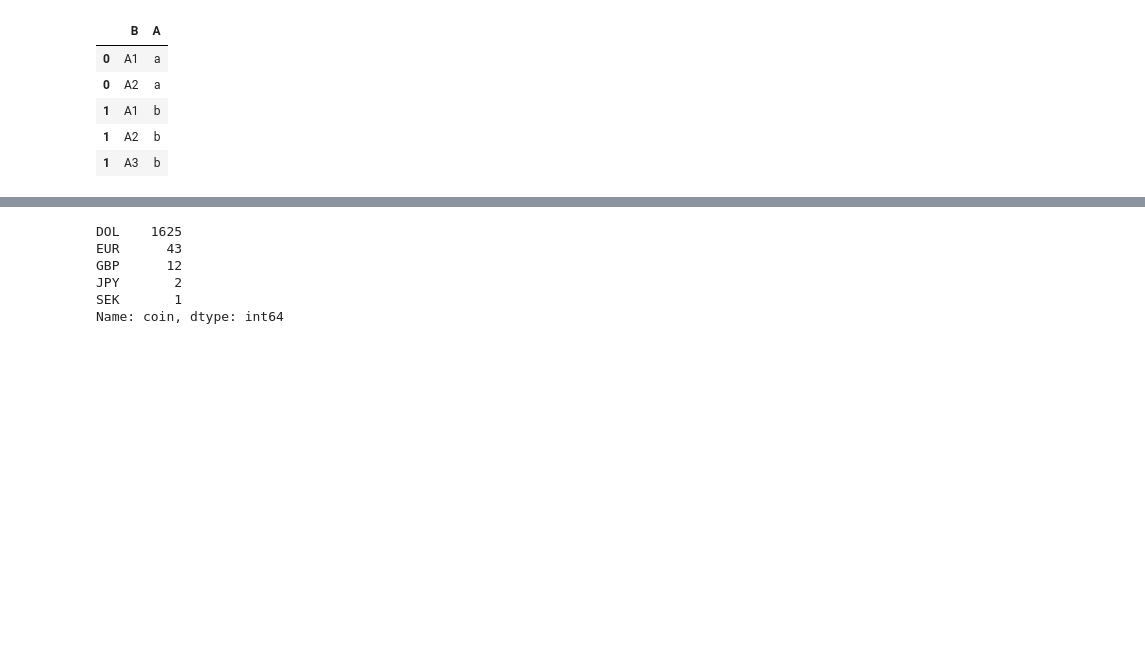
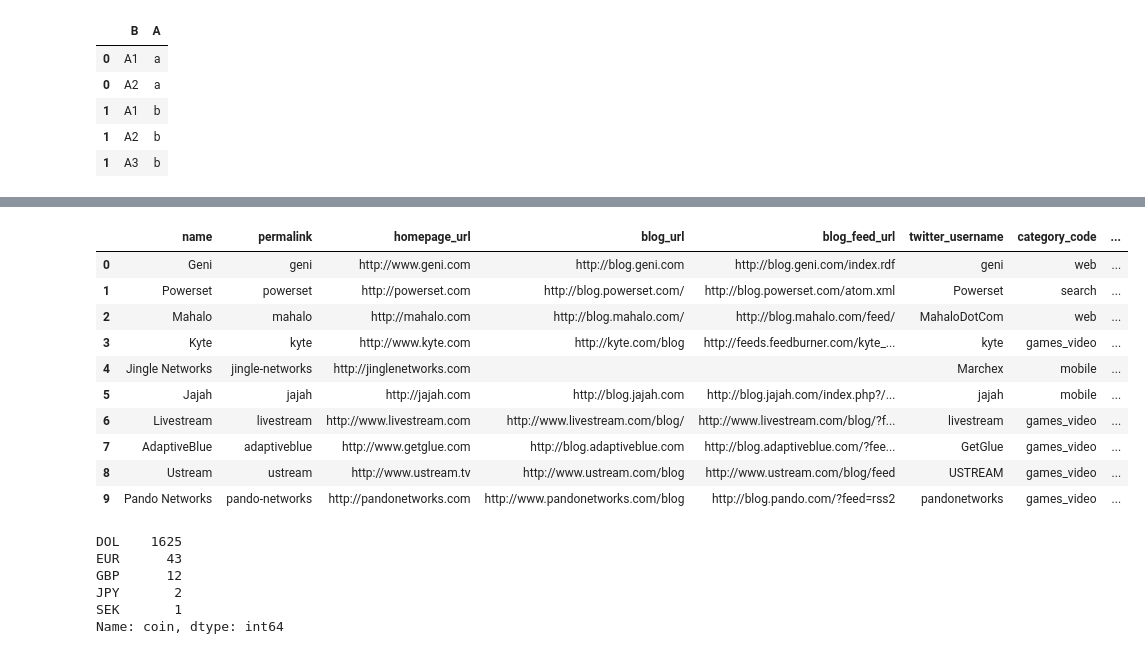
Before and after one commit to albertogcmr/pymongo-project, a Jupyter notebook: main.ipynb, the cells around one changed output, grey strips where cells are left out. Drawn from its saved outputs; the diff is of its cells as text; code cells hidden in the pictures; blank space fills up the shorter version.

```diff
--- a/main.ipynb
+++ b/main.ipynb
@@ -202,3 +159,17 @@ df['offices'].apply(lambda x: pd.Series(x)).stack().reset_index(level=1, drop=Tr
+# %%
+df.head(10)
+# %% [output]
+|  | name | permalink | homepage_url | blog_url | blog_feed_url | twitter_username | category_code | ... |
+| 0 | Geni | geni | http://www.geni.com | http://blog.geni.com | http://blog.geni.com/index.rdf | geni | web | ... |
+| 1 | Powerset | powerset | http://powerset.com | http://blog.powerset.com/ | http://blog.powerset.com/atom.xml | Powerset | search | ... |
+| 2 | Mahalo | mahalo | http://mahalo.com | http://blog.mahalo.com/ | http://blog.mahalo.com/feed/ | MahaloDotCom | web | ... |
+| 3 | Kyte | kyte | http://www.kyte.com | http://kyte.com/blog | http://feeds.feedburner.com/kyte_... | kyte | games_video | ... |
+| 4 | Jingle Networks | jingle-networks | http://jinglenetworks.com |  |  | Marchex | mobile | ... |
+| 5 | Jajah | jajah | http://jajah.com | http://blog.jajah.com | http://blog.jajah.com/index.php?/... | jajah | mobile | ... |
+| 6 | Livestream | livestream | http://www.livestream.com | http://www.livestream.com/blog/ | http://www.livestream.com/blog/?f... | livestream | games_video | ... |
+| 7 | AdaptiveBlue | adaptiveblue | http://www.getglue.com | http://blog.adaptiveblue.com | http://blog.adaptiveblue.com/?fee... | GetGlue | games_video | ... |
+| 8 | Ustream | ustream | http://www.ustream.tv | http://www.ustream.com/blog | http://www.ustream.com/blog/feed | USTREAM | games_video | ... |
+| 9 | Pando Networks | pando-networks | http://pandonetworks.com | http://www.pandonetworks.com/blog | http://blog.pando.com/?feed=rss2 | pandonetworks | games_video | ... |
 # %%
 # Coins
 
```
Also changed, not shown: parts of 3 cells of this notebook.
